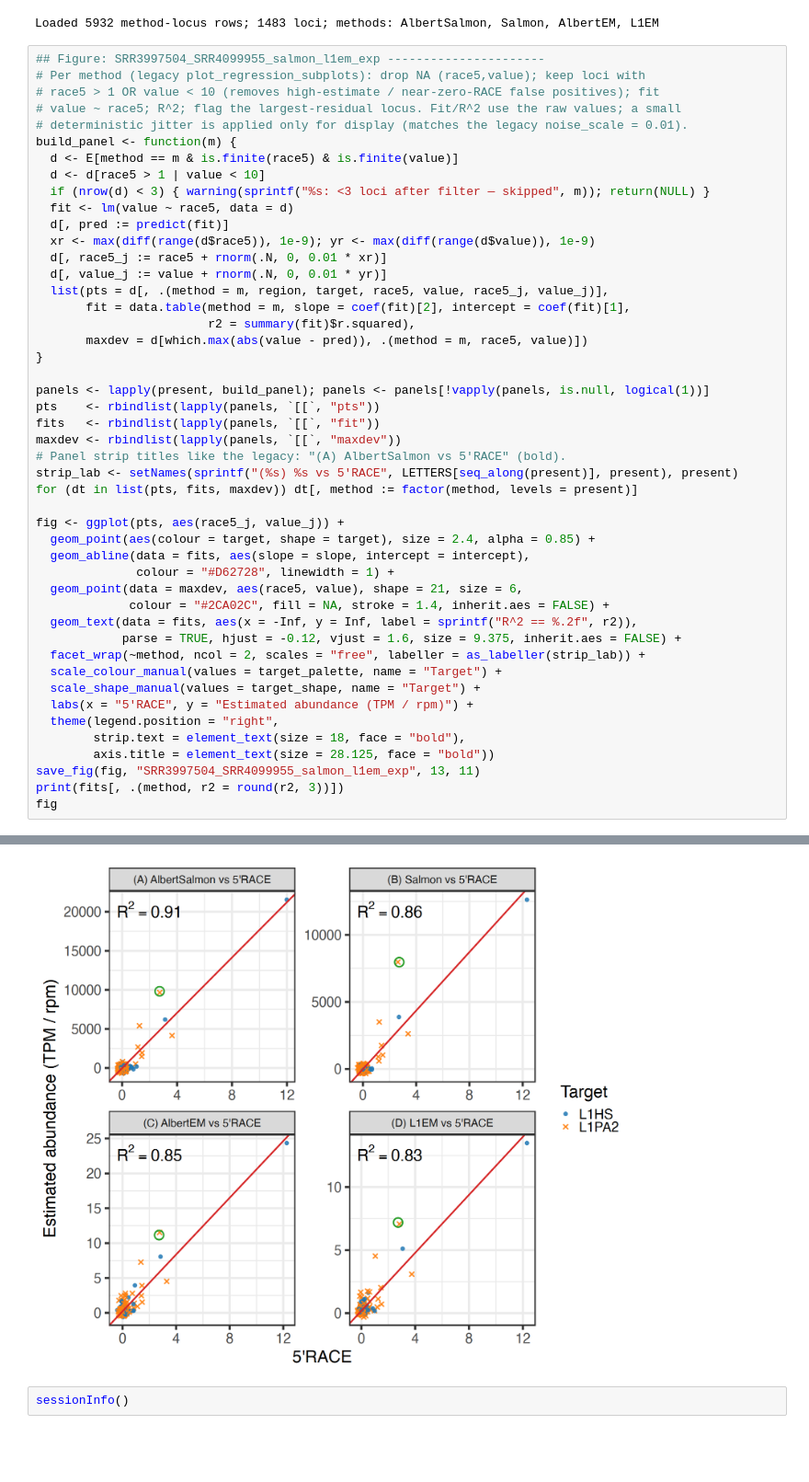
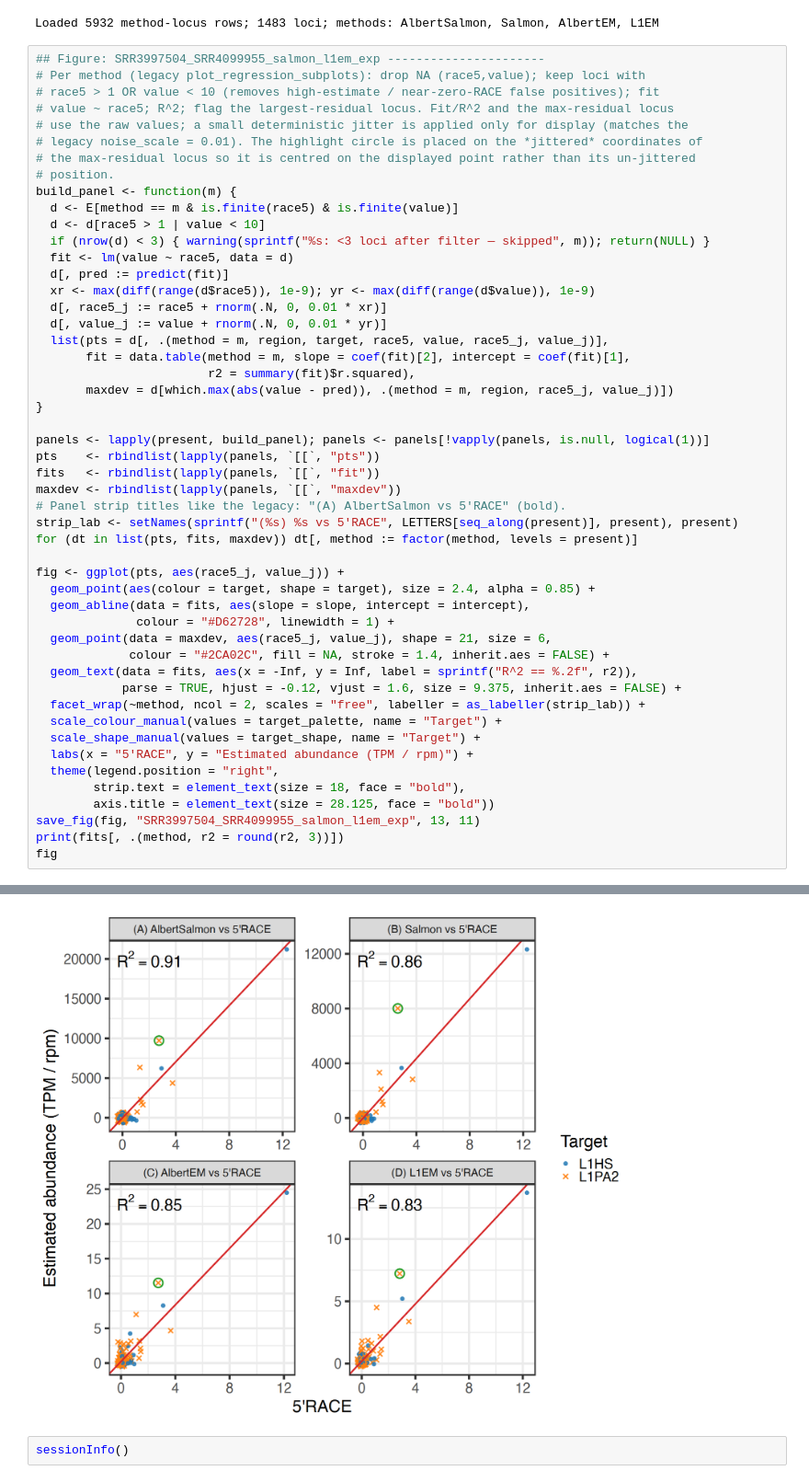
Before and after one commit to andchamorro/TrAP, a Jupyter notebook: notebooks/5.06-ach-albert_exp_SRR3997504_SRR4099955.ipynb, the cells around one changed output, grey strips where cells are left out. Shown at 92% size. Saved outputs shown, nothing was run; the diff lists cells and outputs as text; blank space fills up the shorter version.

Commit message:
fix(nb-5.06): center max-residual highlight on the displayed point
Carry the jittered coordinates (race5_j, value_j) through to the maxdev table so
the highlight circle sits on the plotted (jittered) point, not its raw position.

```diff
--- a/notebooks/5.06-ach-albert_exp_SRR3997504_SRR4099955.ipynb
+++ b/notebooks/5.06-ach-albert_exp_SRR3997504_SRR4099955.ipynb
@@ -81,8 +81,11 @@ Loaded 5932 method-locus rows; 1483 loci; methods: AlbertSalmon, Salmon, AlbertE
 ## Figure: SRR3997504_SRR4099955_salmon_l1em_exp ----------------------
 # Per method (legacy plot_regression_subplots): drop NA (race5,value); keep loci with
 # race5 > 1 OR value < 10 (removes high-estimate / near-zero-RACE false positives); fit
-# value ~ race5; R^2; flag the largest-residual locus. Fit/R^2 use the raw values; a small
-# deterministic jitter is applied only for display (matches the legacy noise_scale = 0.01).
+# value ~ race5; R^2; flag the largest-residual locus. Fit/R^2 and the max-residual locus
+# use the raw values; a small deterministic jitter is applied only for display (matches the
+# legacy noise_scale = 0.01). The highlight circle is placed on the *jittered* coordinates of
+# the max-residual locus so it is centred on the displayed point rather than its un-jittered
+# position.
 build_panel <- function(m) {
   d <- E[method == m & is.finite(race5) & is.finite(value)]
   d <- d[race5 > 1 | value < 10]
@@ -95,7 +98,7 @@ build_panel <- function(m) {
   list(pts = d[, .(method = m, region, target, race5, value, race5_j, value_j)],
        fit = data.table(method = m, slope = coef(fit)[2], intercept = coef(fit)[1],
                         r2 = summary(fit)$r.squared),
-       maxdev = d[which.max(abs(value - pred)), .(method = m, race5, value)])
+       maxdev = d[which.max(abs(value - pred)), .(method = m, region, race5_j, value_j)])
 }
 
 panels <- lapply(present, build_panel); panels <- panels[!vapply(panels, is.null, logical(1))]
@@ -103,35 +106,35 @@ pts    <- rbindlist(lapply(panels, `[[`, "pts"))
 fits   <- rbindlist(lapply(panels, `[[`, "fit"))
 maxdev <- rbindlist(lapply(panels, `[[`, "maxdev"))
 # Panel strip titles like the legacy: "(A) AlbertSalmon vs 5'RACE" (bold).
 strip_lab <- setNames(sprintf("(%s) %s vs 5'RACE", LETTERS[seq_along(present)], present), present)
 for (dt in list(pts, fits, maxdev)) dt[, method := factor(method, levels = present)]
 
 fig <- ggplot(pts, aes(race5_j, value_j)) +
   geom_point(aes(colour = target, shape = target), size = 2.4, alpha = 0.85) +
   geom_abline(data = fits, aes(slope = slope, intercept = intercept),
               colour = "#D62728", linewidth = 1) +
-  geom_point(data = maxdev, aes(race5, value), shape = 21, size = 6,
+  geom_point(data = maxdev, aes(race5_j, value_j), shape = 21, size = 6,
              colour = "#2CA02C", fill = NA, stroke = 1.4, inherit.aes = FALSE) +
   geom_text(data = fits, aes(x = -Inf, y = Inf, label = sprintf("R^2 == %.2f", r2)),
             parse = TRUE, hjust = -0.12, vjust = 1.6, size = 9.375, inherit.aes = FALSE) +
   facet_wrap(~method, ncol = 2, scales = "free", labeller = as_labeller(strip_lab)) +
   scale_colour_manual(values = target_palette, name = "Target") +
   scale_shape_manual(values = target_shape, name = "Target") +
   labs(x = "5'RACE", y = "Estimated abundance (TPM / rpm)") +
   theme(legend.position = "right",
         strip.text = element_text(size = 18, face = "bold"),
         axis.title = element_text(size = 28.125, face = "bold"))
 save_fig(fig, "SRR3997504_SRR4099955_salmon_l1em_exp", 13, 11)
 print(fits[, .(method, r2 = round(r2, 3))])
 fig
 # %% [output]
          method    r2
          <fctr> <num>
 1: AlbertSalmon 0.912
 2:       Salmon 0.860
 3:     AlbertEM 0.845
 4:         L1EM 0.831
-[figure, old version]
+[figure, new version]
 # %%
 sessionInfo()
 # %% [output]
```
